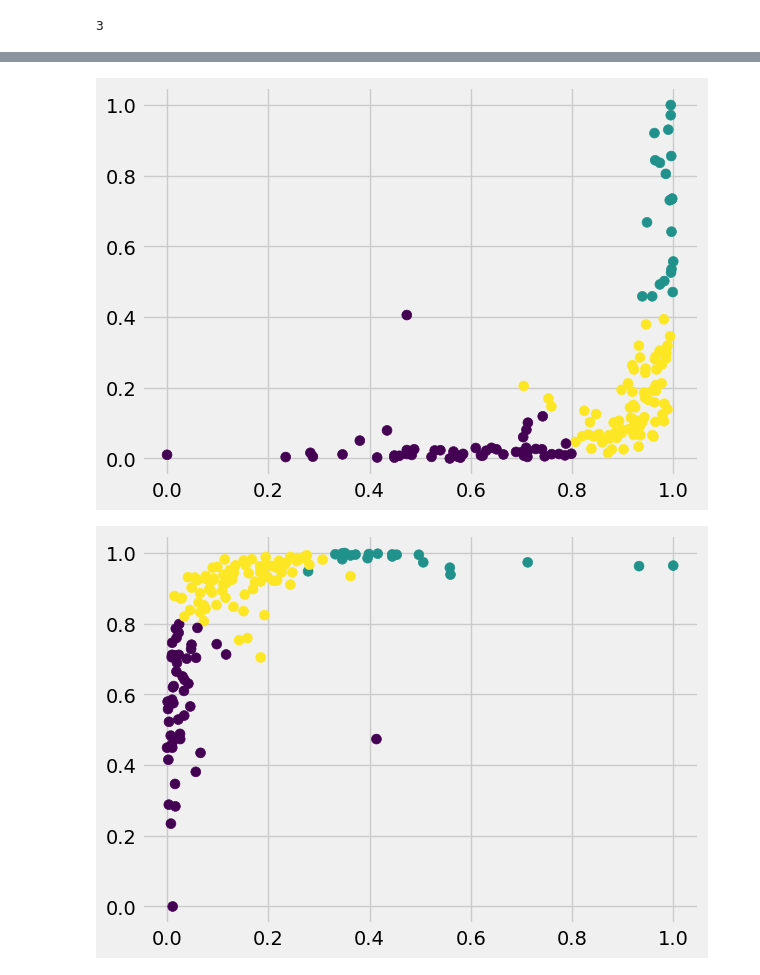
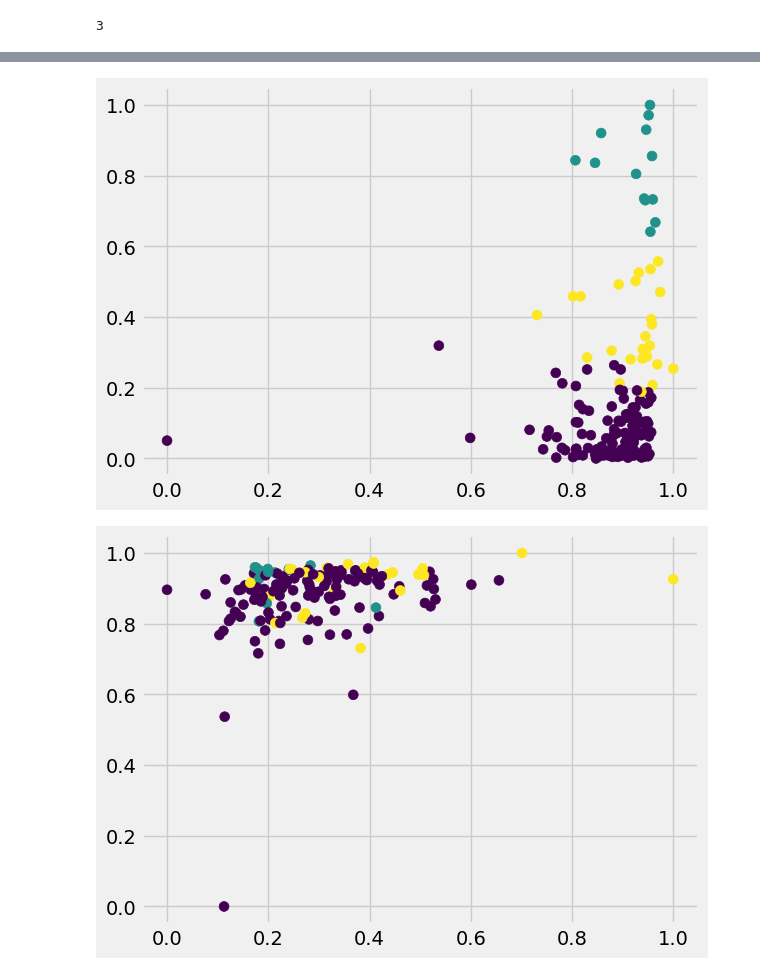
Before and after one commit to PavloPol/big_data_polosenko, a Jupyter notebook: Lab_4/lab4.ipynb, the cells around one changed output, grey strips where cells are left out. Drawn from its saved outputs; the diff is of its cells as text; code cells hidden in the pictures.

```diff
--- a/Lab_4/lab4.ipynb
+++ b/Lab_4/lab4.ipynb
@@ -125,6 +125,6 @@ gdp_data_normalized
 | 166 | 0.609863 | 0.241290 | 0.320523 | 0.200307 | 0.033391 | 0.831716 | 0.399598 | 0.666134 | 0.029565 |
 150 rows × 9 columns
 # %%
-income_gdpp = gdp_data_normalized[["income", "gdpp", "child_mort"]]
+income_gdpp = gdp_data_normalized[["imports", "gdpp", "inflation"]]
 income_gdpp
 # %% [output]
@@ -275,12 +275,12 @@ plt.show()
 # %%
 gdp_mini_kmeans_labels = cluster.MiniBatchKMeans(clusters_num).fit_predict(income_gdpp)
-plt.scatter(income_gdpp["income"], income_gdpp["gdpp"], c=gdp_mini_kmeans_labels,
+plt.scatter(income_gdpp["imports"], income_gdpp["gdpp"], c=gdp_mini_kmeans_labels,
             s=50, cmap='viridis')
 plt.show()
-plt.scatter(income_gdpp["child_mort"], income_gdpp["gdpp"], c=gdp_mini_kmeans_labels,
+plt.scatter(income_gdpp["inflation"], income_gdpp["gdpp"], c=gdp_mini_kmeans_labels,
             s=50, cmap='viridis')
 plt.show()
-plt.scatter(income_gdpp["income"], income_gdpp["child_mort"], c=gdp_mini_kmeans_labels,
+plt.scatter(income_gdpp["imports"], income_gdpp["inflation"], c=gdp_mini_kmeans_labels,
             s=50, cmap='viridis')
 plt.show()
 # %% [output]
@@ -288,5 +288,5 @@ plt.show()
-[figure, old version]
+[figure, new version]
-[figure, old version]
+[figure, new version]
 # %%
 clusters_num = 7
 # %%
```
Also changed, not shown: parts of 13 cells of this notebook.
